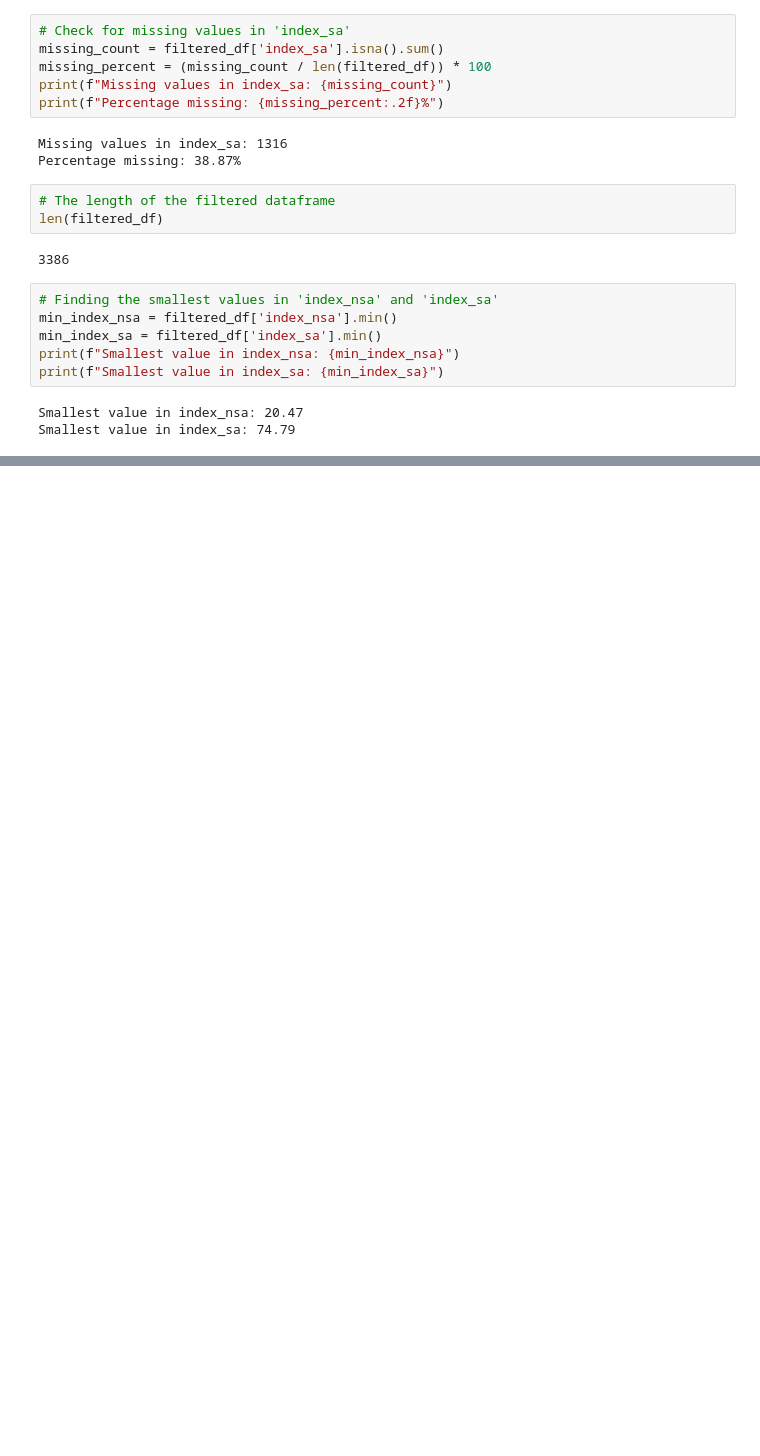
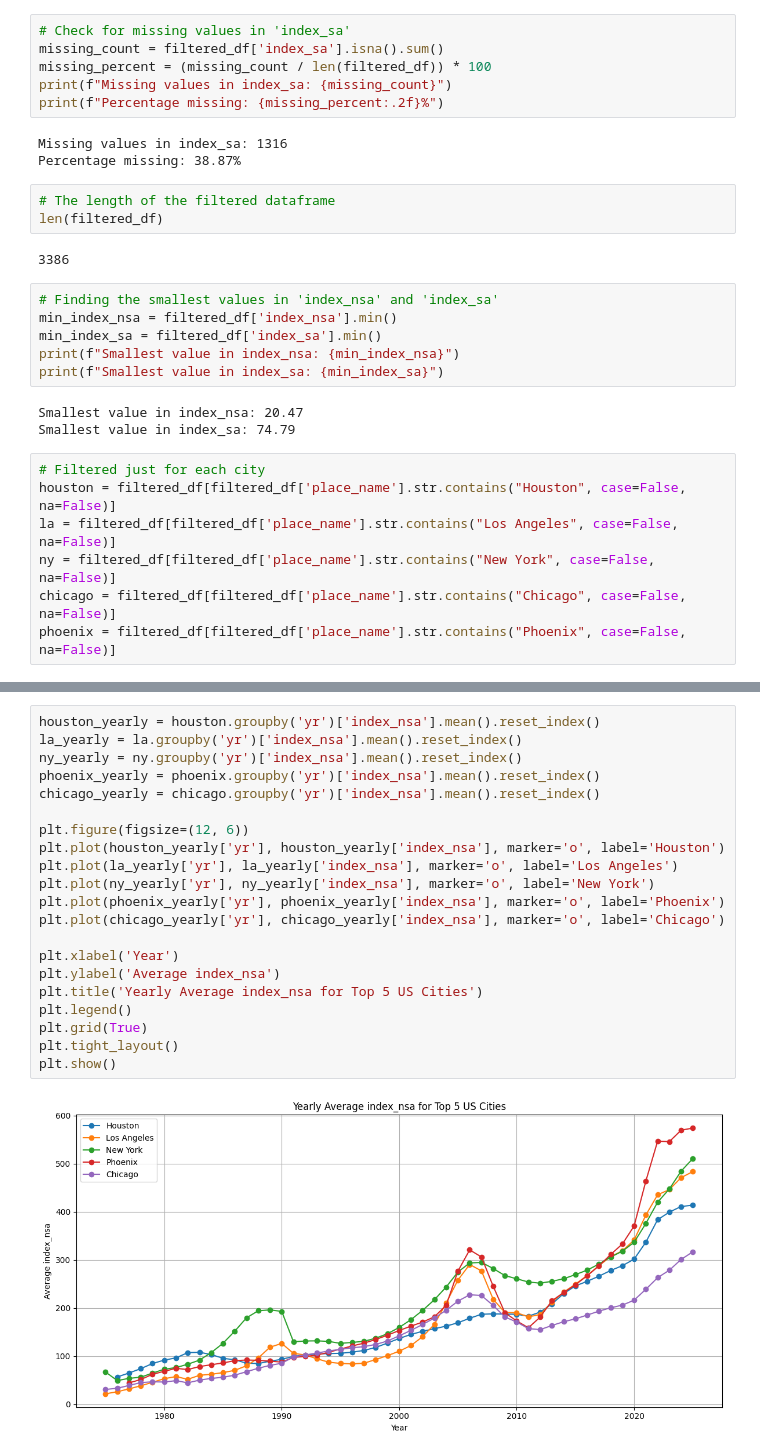
Before and after one commit to katelync12/HomeCast, a Jupyter notebook: hpi.ipynb, the cells around one changed output, grey strips where cells are left out. Drawn from its saved outputs; the diff is of its cells as text; blank space fills up the shorter version.

Commit message:
Created graphs overtime for index_sa and index_nsa

```diff
--- a/hpi.ipynb
+++ b/hpi.ipynb
@@ -58,3 +59,10 @@ print(f"Smallest value in index_sa: {min_index_sa}")
 # %% [output]
 Smallest value in index_nsa: 20.47
 Smallest value in index_sa: 74.79
+# %%
+# Filtered just for each city
+houston = filtered_df[filtered_df['place_name'].str.contains("Houston", case=False, na=False)]
+la = filtered_df[filtered_df['place_name'].str.contains("Los Angeles", case=False, na=False)]
+ny = filtered_df[filtered_df['place_name'].str.contains("New York", case=False, na=False)]
+chicago = filtered_df[filtered_df['place_name'].str.contains("Chicago", case=False, na=False)]
+phoenix = filtered_df[filtered_df['place_name'].str.contains("Phoenix", case=False, na=False)]
@@ -60,0 +83,23 @@ Smallest value in index_sa: 74.79
+# %%
+houston_yearly = houston.groupby('yr')['index_nsa'].mean().reset_index()
+la_yearly = la.groupby('yr')['index_nsa'].mean().reset_index()
+ny_yearly = ny.groupby('yr')['index_nsa'].mean().reset_index()
+phoenix_yearly = phoenix.groupby('yr')['index_nsa'].mean().reset_index()
+chicago_yearly = chicago.groupby('yr')['index_nsa'].mean().reset_index()
+
+plt.figure(figsize=(12, 6))
+plt.plot(houston_yearly['yr'], houston_yearly['index_nsa'], marker='o', label='Houston')
+plt.plot(la_yearly['yr'], la_yearly['index_nsa'], marker='o', label='Los Angeles')
+plt.plot(ny_yearly['yr'], ny_yearly['index_nsa'], marker='o', label='New York')
+plt.plot(phoenix_yearly['yr'], phoenix_yearly['index_nsa'], marker='o', label='Phoenix')
+plt.plot(chicago_yearly['yr'], chicago_yearly['index_nsa'], marker='o', label='Chicago')
+
+plt.xlabel('Year')
+plt.ylabel('Average index_nsa')
+plt.title('Yearly Average index_nsa for Top 5 US Cities')
+plt.legend()
+plt.grid(True)
+plt.tight_layout()
+plt.show()
+# %% [output]
+[figure, added]
```
Also changed, not shown: parts of 3 cells of this notebook.
